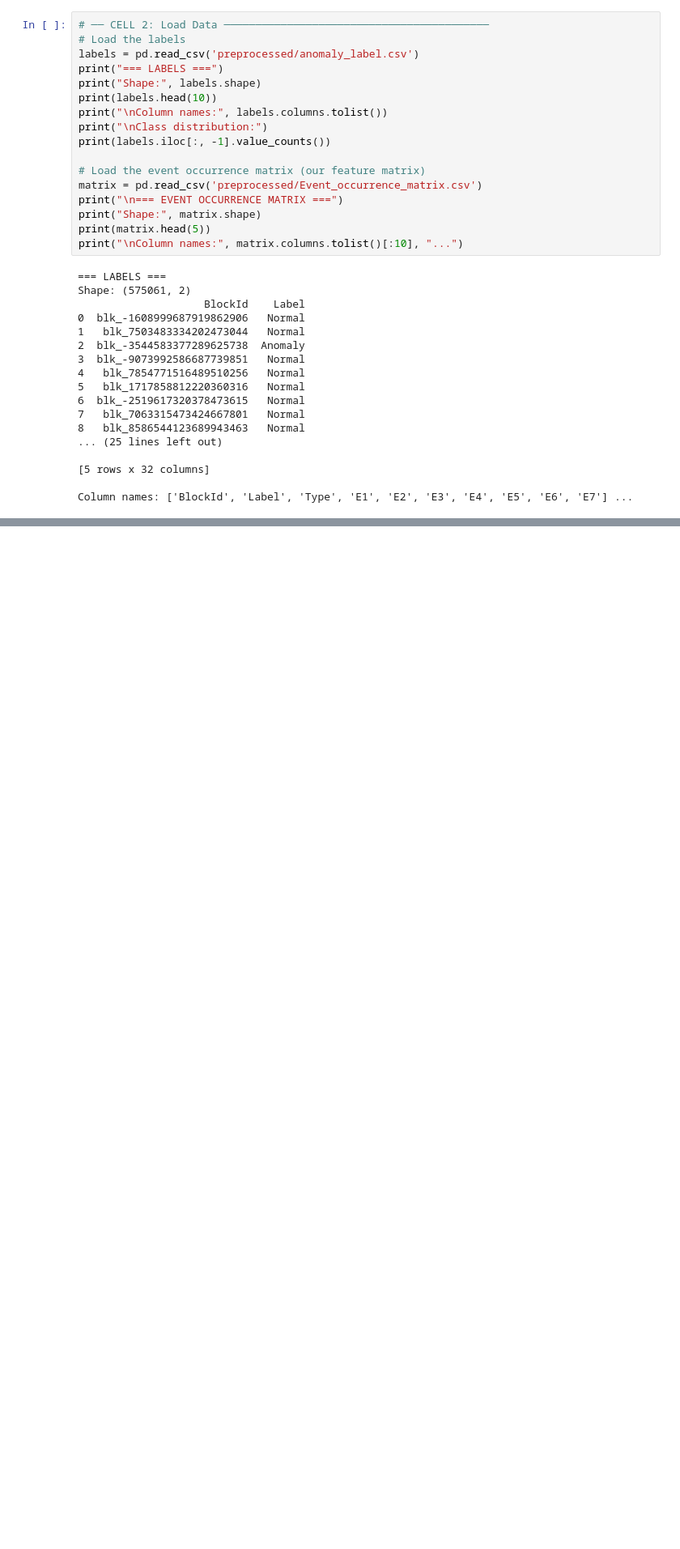
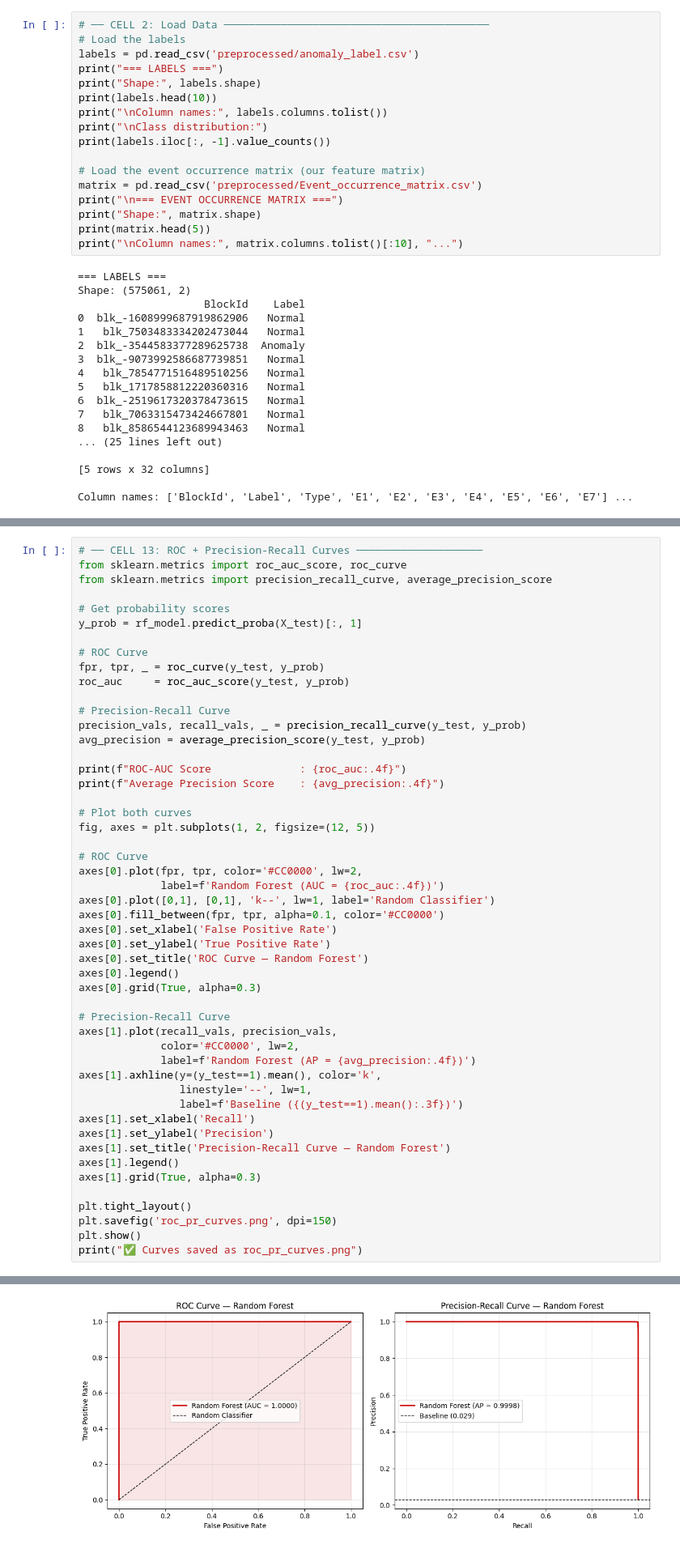
Before and after one commit to nurdin235/hdfs-log-anomaly-detection, a Jupyter notebook: hdfs_anomaly_detection.ipynb, the cells around one changed output, grey strips where cells are left out. Shown at 81% size. Drawn from its saved outputs; the diff is of its cells as text; blank space fills up the shorter version.

```diff
--- a/hdfs_anomaly_detection.ipynb
+++ b/hdfs_anomaly_detection.ipynb
@@ -506,0 +588,51 @@ print(f"   Model size: {os.path.getsize('model/rf_model.pkl') / 1024 / 1024:.1f}
+# %%
+# ── CELL 13: ROC + Precision-Recall Curves ────────────────────
+from sklearn.metrics import roc_auc_score, roc_curve
+from sklearn.metrics import precision_recall_curve, average_precision_score
+
+# Get probability scores
+y_prob = rf_model.predict_proba(X_test)[:, 1]
+
+# ROC Curve
+fpr, tpr, _ = roc_curve(y_test, y_prob)
+roc_auc     = roc_auc_score(y_test, y_prob)
+
+# Precision-Recall Curve
+precision_vals, recall_vals, _ = precision_recall_curve(y_test, y_prob)
+avg_precision = average_precision_score(y_test, y_prob)
+
+print(f"ROC-AUC Score              : {roc_auc:.4f}")
+print(f"Average Precision Score    : {avg_precision:.4f}")
+
+# Plot both curves
+fig, axes = plt.subplots(1, 2, figsize=(12, 5))
+
+# ROC Curve
+axes[0].plot(fpr, tpr, color='#CC0000', lw=2,
+             label=f'Random Forest (AUC = {roc_auc:.4f})')
+axes[0].plot([0,1], [0,1], 'k--', lw=1, label='Random Classifier')
+axes[0].fill_between(fpr, tpr, alpha=0.1, color='#CC0000')
+axes[0].set_xlabel('False Positive Rate')
+axes[0].set_ylabel('True Positive Rate')
+axes[0].set_title('ROC Curve — Random Forest')
+axes[0].legend()
+axes[0].grid(True, alpha=0.3)
+
+# Precision-Recall Curve
+axes[1].plot(recall_vals, precision_vals,
+             color='#CC0000', lw=2,
+             label=f'Random Forest (AP = {avg_precision:.4f})')
+axes[1].axhline(y=(y_test==1).mean(), color='k',
+                linestyle='--', lw=1,
+                label=f'Baseline ({(y_test==1).mean():.3f})')
+axes[1].set_xlabel('Recall')
+axes[1].set_ylabel('Precision')
+axes[1].set_title('Precision-Recall Curve — Random Forest')
+axes[1].legend()
+axes[1].grid(True, alpha=0.3)
+
+plt.tight_layout()
+plt.savefig('roc_pr_curves.png', dpi=150)
+plt.show()
+print("✅ Curves saved as roc_pr_curves.png")
+# %% [output]
@@ -506,0 +641 @@ print(f"   Model size: {os.path.getsize('model/rf_model.pkl') / 1024 / 1024:.1f}
+[figure, added]
```
Also changed, not shown: parts of 14 cells of this notebook, 6 other files.
